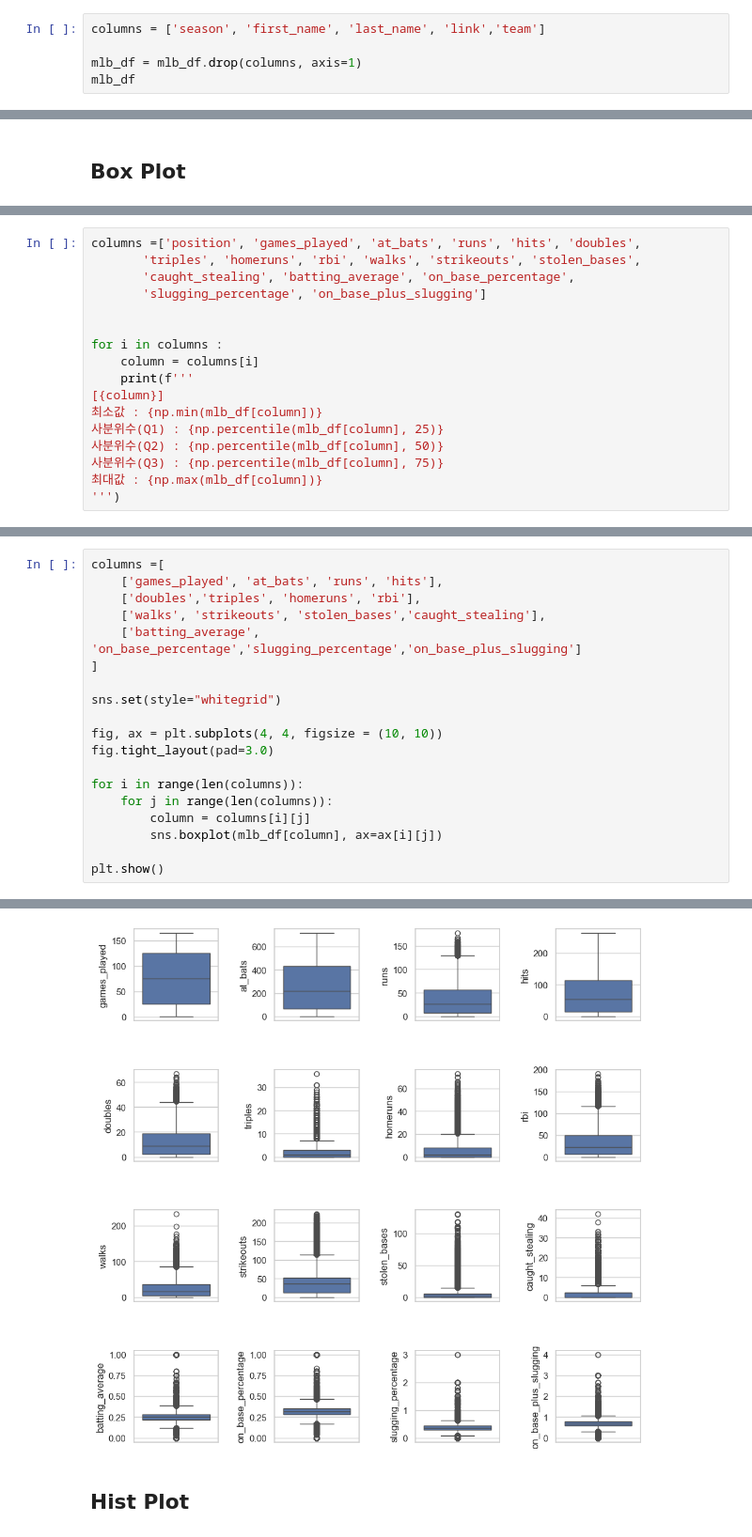
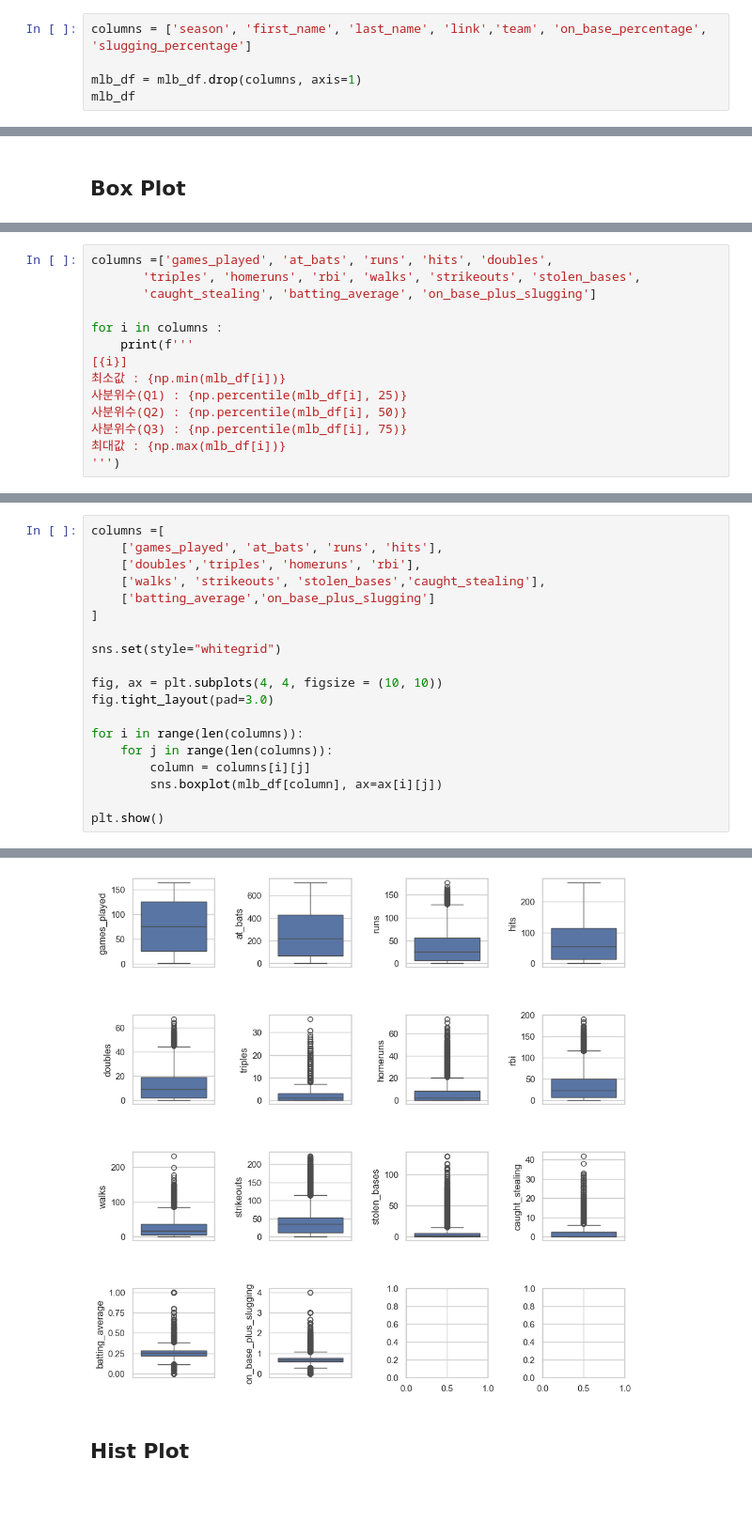
Before and after one commit to encore-ai-240909/eda_workspace, a Jupyter notebook: _2vs_1/baseball.ipynb, the cells around one changed output, grey strips where cells are left out. Shown at 94% size. Saved outputs shown, nothing was run; the diff lists cells and outputs as text; blank space fills up the shorter version.

```diff
--- a/_2vs_1/baseball.ipynb
+++ b/_2vs_1/baseball.ipynb
@@ -100,7 +100,7 @@ std         30.058801
 max          4.000000
 Name: on_base_plus_slugging, dtype: float64
 # %%
-columns = ['season', 'first_name', 'last_name', 'link','team']
+columns = ['season', 'first_name', 'last_name', 'link','team', 'on_base_percentage', 'slugging_percentage']
 
 mlb_df = mlb_df.drop(columns, axis=1)
 mlb_df
@@ -127,18 +143,15 @@ mlb_df.shape
 # %%
-columns =['position', 'games_played', 'at_bats', 'runs', 'hits', 'doubles',
+columns =['games_played', 'at_bats', 'runs', 'hits', 'doubles',
        'triples', 'homeruns', 'rbi', 'walks', 'strikeouts', 'stolen_bases',
-       'caught_stealing', 'batting_average', 'on_base_percentage',
-       'slugging_percentage', 'on_base_plus_slugging']
-
+       'caught_stealing', 'batting_average', 'on_base_plus_slugging']
 
 for i in columns :
-    column = columns[i]
     print(f'''
-[{column}]
-최소값 : {np.min(mlb_df[column])}
-사분위수(Q1) : {np.percentile(mlb_df[column], 25)}
-사분위수(Q2) : {np.percentile(mlb_df[column], 50)}
-사분위수(Q3) : {np.percentile(mlb_df[column], 75)}
-최대값 : {np.max(mlb_df[column])}
+[{i}]
+최소값 : {np.min(mlb_df[i])}
+사분위수(Q1) : {np.percentile(mlb_df[i], 25)}
+사분위수(Q2) : {np.percentile(mlb_df[i], 50)}
+사분위수(Q3) : {np.percentile(mlb_df[i], 75)}
+최대값 : {np.max(mlb_df[i])}
 ''')
 # %% [output]
@@ -148,7 +177,7 @@ columns =[
     ['games_played', 'at_bats', 'runs', 'hits'],
     ['doubles','triples', 'homeruns', 'rbi'],
     ['walks', 'strikeouts', 'stolen_bases','caught_stealing'],
-    ['batting_average', 'on_base_percentage','slugging_percentage','on_base_plus_slugging']
+    ['batting_average','on_base_plus_slugging']
 ]
 
 sns.set(style="whitegrid")
@@ -166,4 +196,4 @@ plt.show()
-[figure, old version]
+[figure, new version]
 # %% [markdown]
 ## Hist Plot
 # %%
```
Also changed, not shown: parts of 14 cells of this notebook.
